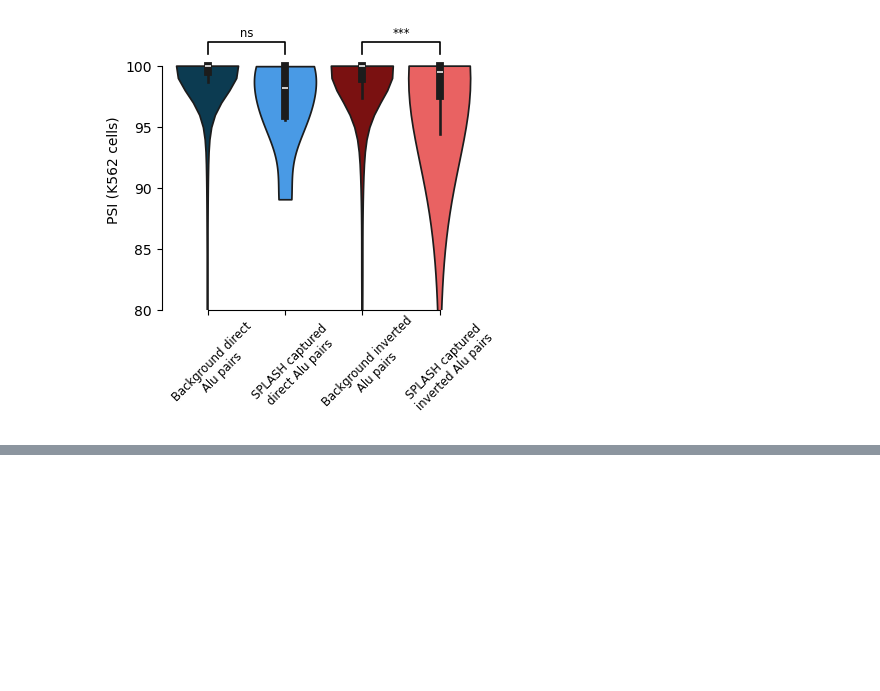
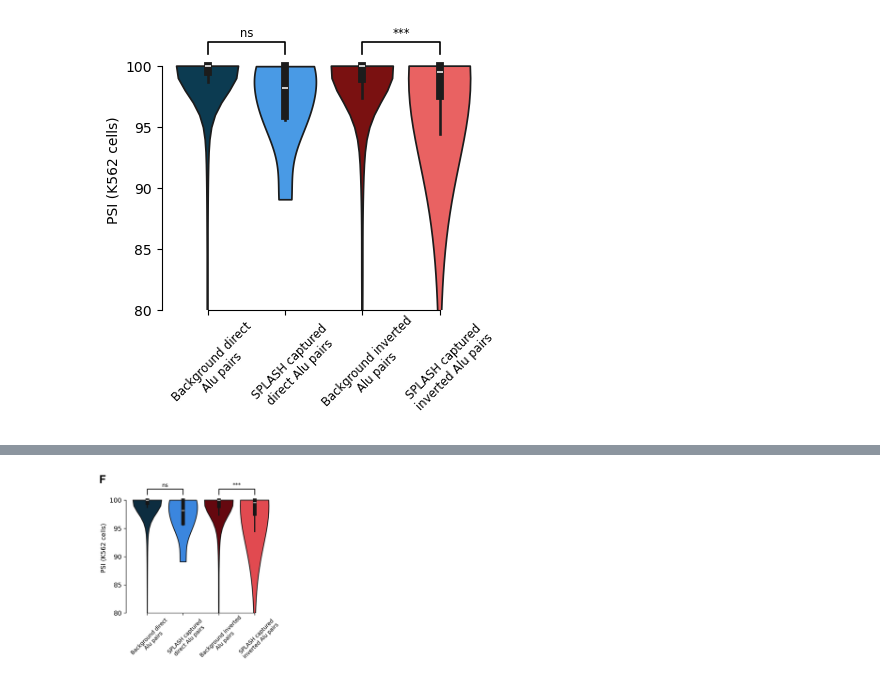
Before and after one commit to Hyunbeen-Lee/RNA_Alu_paper_figure, a Jupyter notebook: Notebooks/figure_1.ipynb, the cells around one changed output, grey strips where cells are left out. Cells and saved outputs as stored; diff of their text form; code cells hidden in the pictures; blank space fills up the shorter version.

```diff
--- a/Notebooks/figure_1.ipynb
+++ b/Notebooks/figure_1.ipynb
@@ -449,0 +441,15 @@ print(Fig1)
+# %%
+%%R -w 13 -h 3.5 --units in -r 200
+
+
+
+bottom_row <- plot_grid(
+  fig1F,
+  blank_plot,
+  nrow = 1,
+  labels = c("F", ""),
+  rel_widths = c(1, 3))
+
+bottom_row
+# %% [output]
+[figure, added]
```
Also changed, not shown: parts of 10 cells of this notebook, 2 other files.
